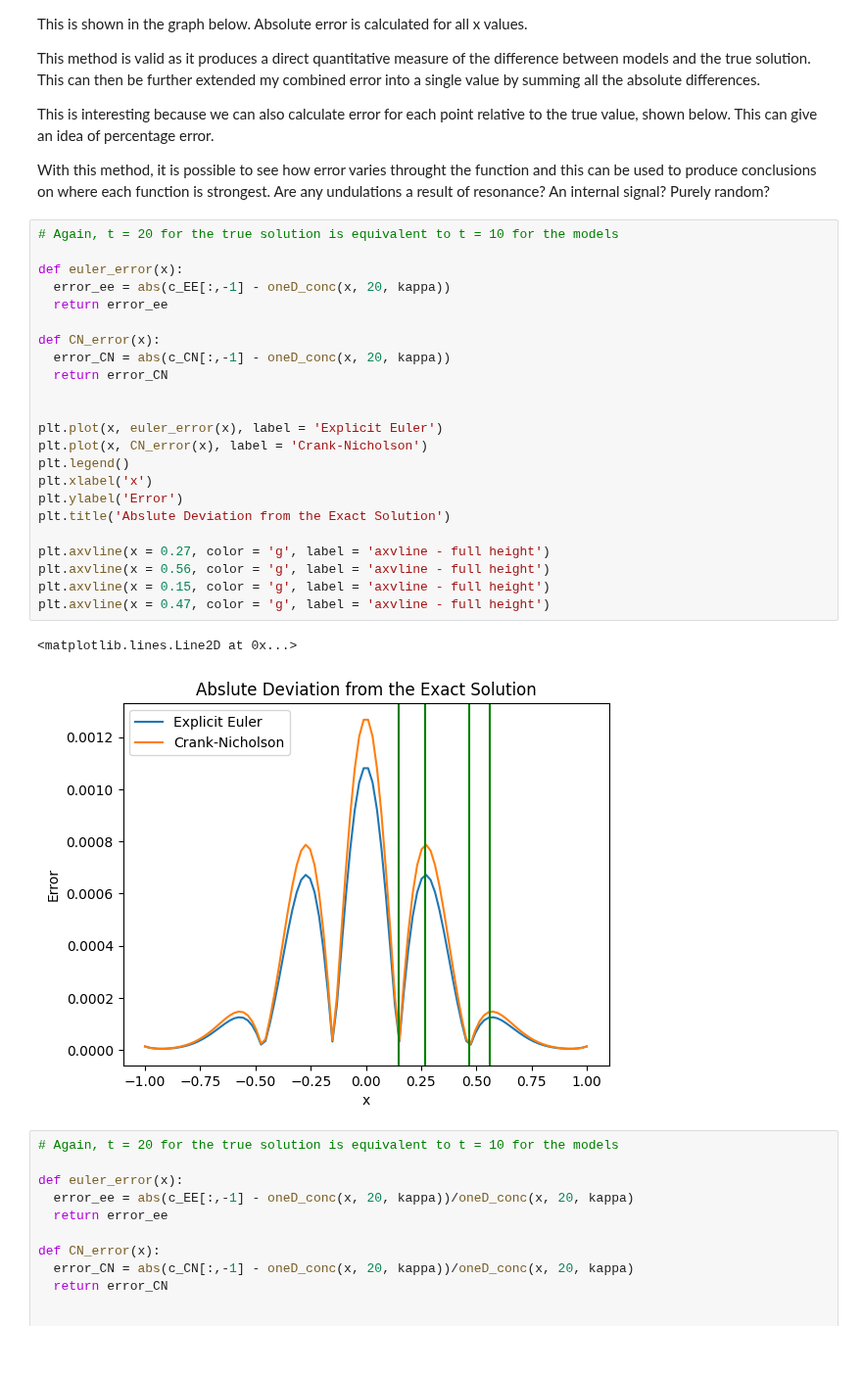
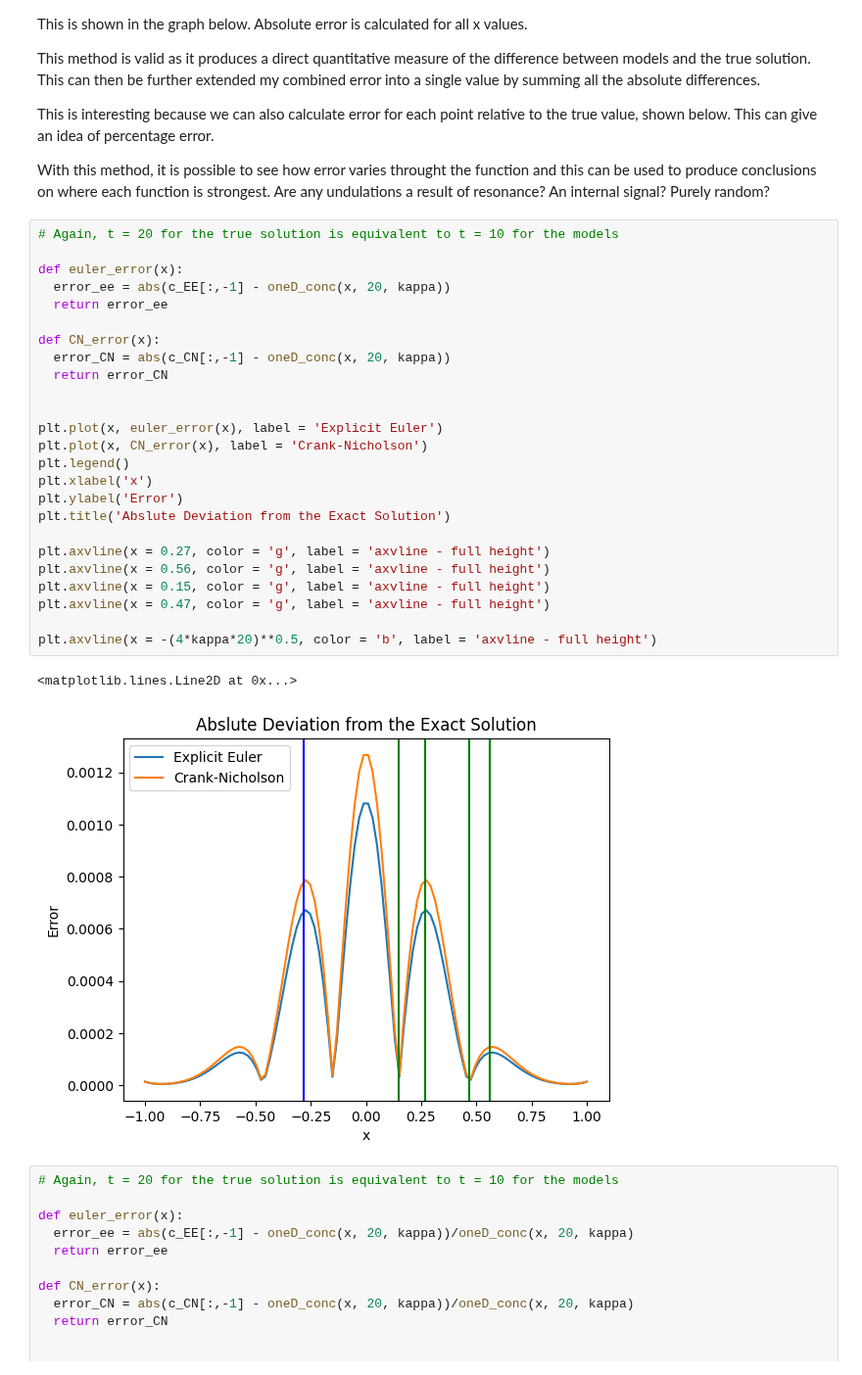
Before and after one commit to AnnabelHall/QCES_LNM, a Jupyter notebook: Project1_numerical_methods.ipynb, the cells around one changed output. Shown at 98% size. Cells and saved outputs as stored; diff of their text form.

```diff
--- a/Project1_numerical_methods.ipynb
+++ b/Project1_numerical_methods.ipynb
@@ -305,29 +305,31 @@ With this method, it is possible to see how error varies throught the function a
 # %%
 # Again, t = 20 for the true solution is equivalent to t = 10 for the models
 
 def euler_error(x):
   error_ee = abs(c_EE[:,-1] - oneD_conc(x, 20, kappa))
   return error_ee
 
 def CN_error(x):
   error_CN = abs(c_CN[:,-1] - oneD_conc(x, 20, kappa))
   return error_CN
 
 
 plt.plot(x, euler_error(x), label = 'Explicit Euler')
 plt.plot(x, CN_error(x), label = 'Crank-Nicholson')
 plt.legend()
 plt.xlabel('x')
 plt.ylabel('Error')
 plt.title('Abslute Deviation from the Exact Solution')
 
 plt.axvline(x = 0.27, color = 'g', label = 'axvline - full height')
 plt.axvline(x = 0.56, color = 'g', label = 'axvline - full height')
 plt.axvline(x = 0.15, color = 'g', label = 'axvline - full height')
 plt.axvline(x = 0.47, color = 'g', label = 'axvline - full height')
+
+plt.axvline(x = -(4*kappa*20)**0.5, color = 'b', label = 'axvline - full height')
 # %% [output]
 <matplotlib.lines.Line2D at 0x...>
-[figure, old version]
+[figure, new version]
 # %%
 # Again, t = 20 for the true solution is equivalent to t = 10 for the models
 
```
Also changed, not shown: parts of 2 cells of this notebook.
